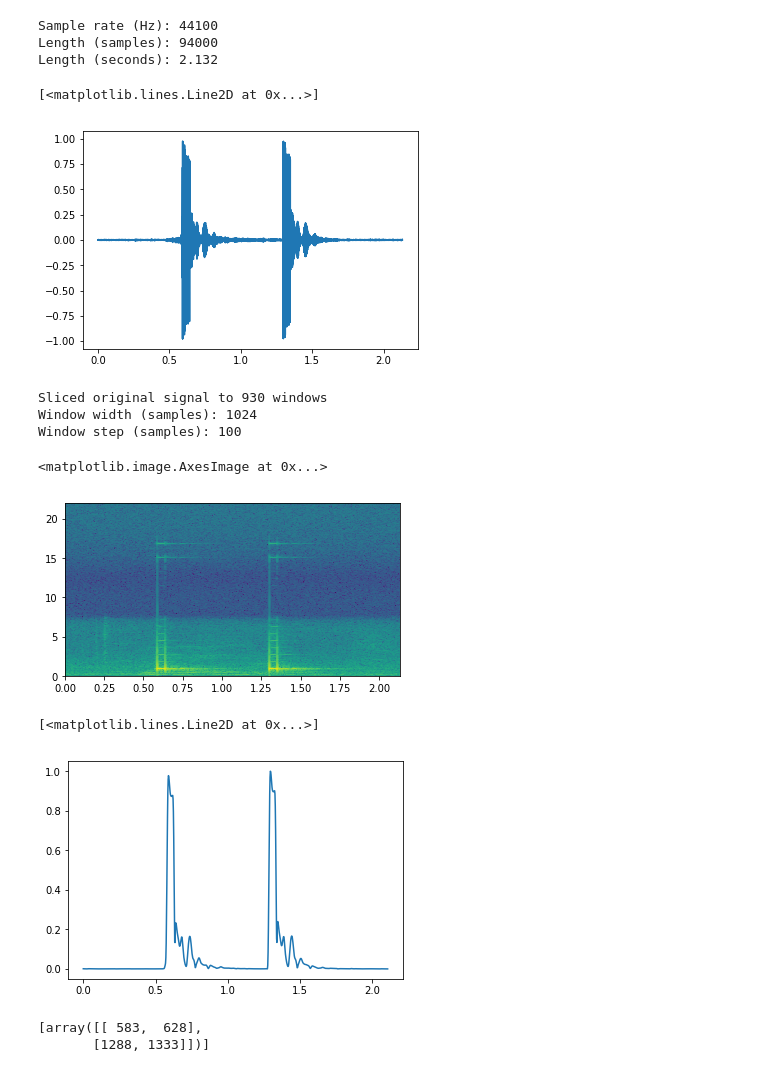
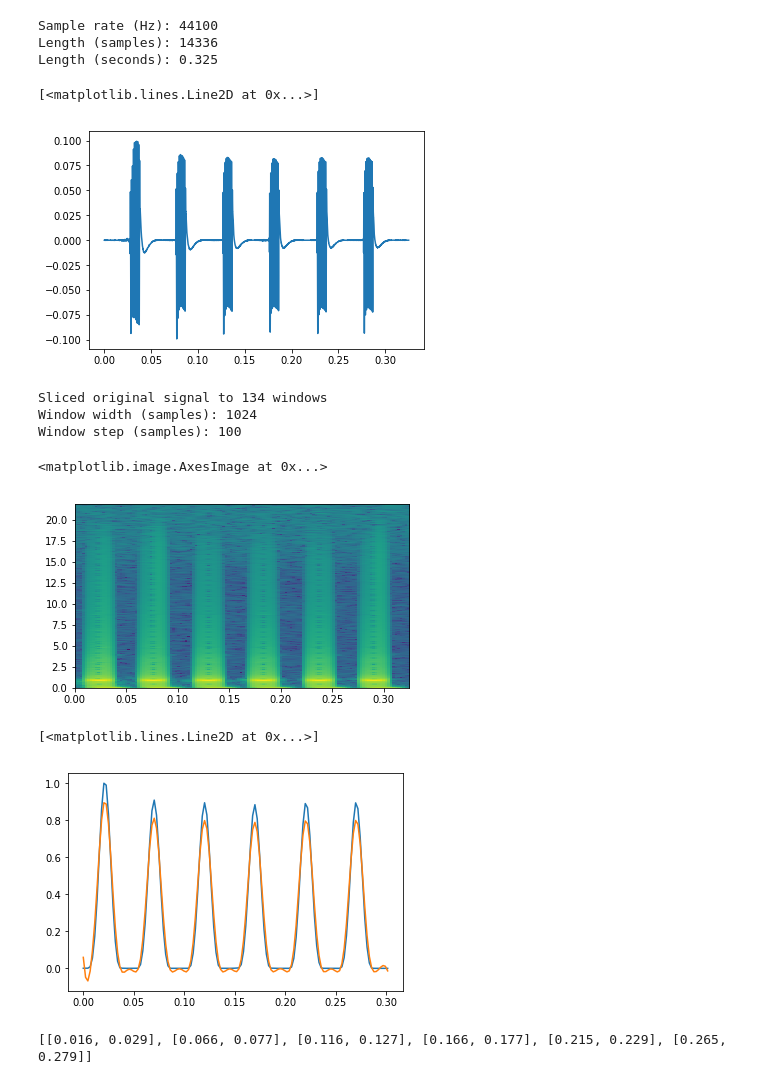
Before and after one commit to packedbread/signal, a Jupyter notebook: jupyter.ipynb, the cells around one changed output. Cells and saved outputs as stored; diff of their text form; code cells hidden in the pictures.

```diff
--- a/jupyter.ipynb
+++ b/jupyter.ipynb
@@ -5,7 +6,7 @@ from bisect import bisect
 import matplotlib.pyplot as plt
 import numpy as np
 # %%
-rate, channels = wavfile.read('beep2cropped.wav')
+rate, channels = wavfile.read('beep6.wav')
 signal = np.mean(channels, axis=1) / 32767
 length = len(signal)
 duration = length / rate
@@ -15,13 +16,13 @@ print('Length (samples):', length)
 print('Length (seconds):', round(duration, 3))
 # %% [output]
 Sample rate (Hz): 44100
-Length (samples): 94000
-Length (seconds): 2.132
+Length (samples): 14336
+Length (seconds): 0.325
 # %%
 plt.plot(np.arange(length) / rate, signal)
 # %% [output]
 [<matplotlib.lines.Line2D at 0x...>]
-[figure, old version]
+[figure, new version]
 # %%
 winsize = 1024
 winstep = 100
@@ -34,39 +35,44 @@ print('Sliced original signal to',  windows.shape[1], 'windows')
 print('Window width (samples):', winsize)
 print('Window step (samples):', winstep)
 # %% [output]
-Sliced original signal to 930 windows
+Sliced original signal to 134 windows
 Window width (samples): 1024
 Window step (samples): 100
 # %%
 spectrum = np.abs(np.fft.fft(windows, axis=0))[:winsize // 2]
 freqs = np.fft.fftfreq(winsize)[:winsize // 2] * rate
 
 s = np.log10(spectrum / np.max(spectrum))
-plt.imshow(s, origin='lower', extent=(0, duration, 0, freqs[-1] / 1000), aspect=1 / 20)
+plt.imshow(s, origin='lower', extent=(0, duration, 0, freqs[-1] / 1000), aspect=duration / 40)
 # %% [output]
 <matplotlib.image.AxesImage at 0x...>
-[figure, old version]
+[figure, new version]
 # %%
+# TODO: RESEARCH
+
 freq = 900
-threshold = 0.6
-maxskips = 5
+threshold = 0.5
+smoothwindow = 10 + 1
+polyorder = 3
 
 index = bisect(freqs, freq)
-volume = spectrum[index, :] / np.max(spectrum)
+oldvolume = spectrum[index, :] / np.max(spectrum)
+volume = savgol_filter(oldvolume, smoothwindow, polyorder)
+
+plt.plot(np.arange(len(volume)) * winstep / rate, oldvolume)
 plt.plot(np.arange(len(volume)) * winstep / rate, volume)
 # %% [output]
 [<matplotlib.lines.Line2D at 0x...>]
-[figure, old version]
+[figure, new version]
 # %%
 filtered = volume > threshold
 rshifted = np.roll(filtered, 1)
 starts = (filtered & ~rshifted).nonzero()
 ends = (~filtered & rshifted).nonzero()
 beeps = np.dstack([starts, ends])
-beeps = np.multiply(beeps, winstep / rate * 1000)
-beeps = list(np.round(beeps).astype(int))
+beeps = np.multiply(beeps, winstep / rate)
+beeps = np.round(beeps, 3)[0].tolist()
 
 print(beeps)
 # %% [output]
-[array([[ 583,  628],
-       [1288, 1333]])]
+[[0.016, 0.029], [0.066, 0.077], [0.116, 0.127], [0.166, 0.177], [0.215, 0.229], [0.265, 0.279]]
```
Also changed, not shown: parts of 1 cell of this notebook.
